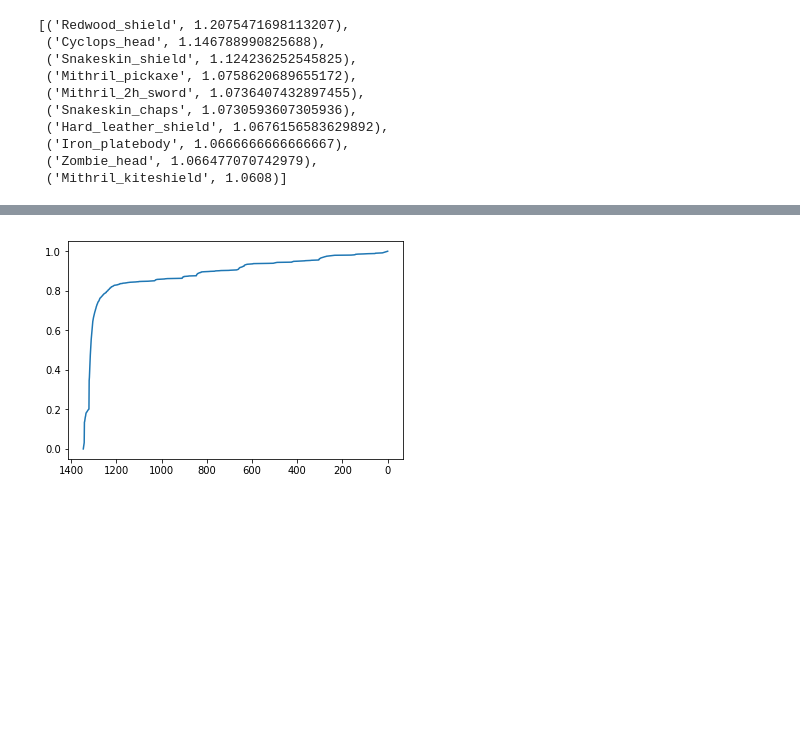
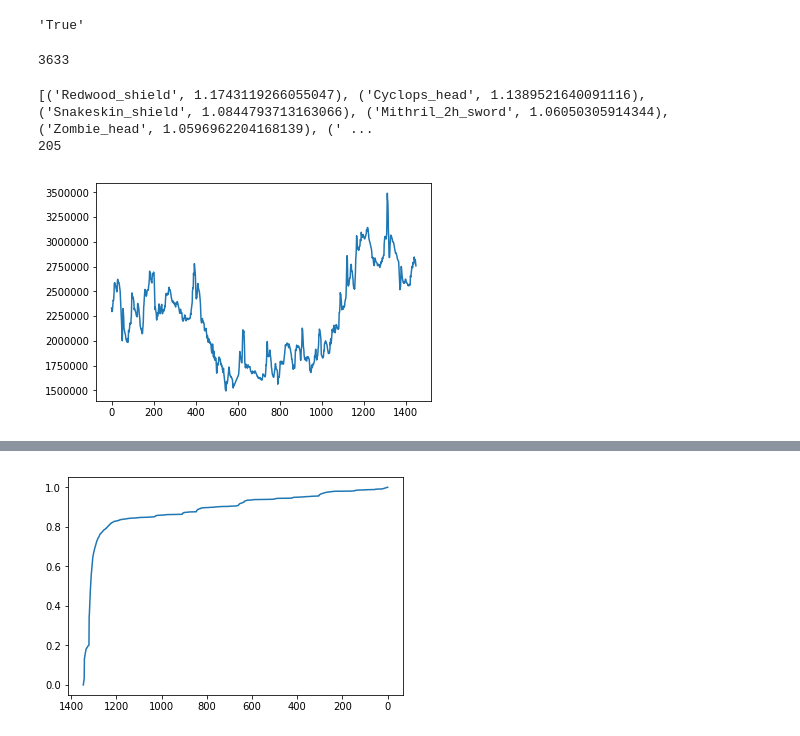
Before and after one commit to rmmartin02/OSRS_Research, a Jupyter notebook: Analysis.ipynb, the cells around one changed output, grey strips where cells are left out. Cells and saved outputs as stored; diff of their text form; code cells hidden in the pictures; blank space fills up the shorter version.

```diff
--- a/Analysis.ipynb
+++ b/Analysis.ipynb
@@ -26,0 +27,4 @@ itemInfo = scraper.loadItemInfo()
+# %%
+itemInfo['Abyssal_whip']['tradeable']
+# %% [output]
+'True'
@@ -27,3 +33,7 @@ itemInfo = scraper.loadItemInfo()
+# %%
+len(tradeable)
+# %% [output]
+3633
 # %%
 # calculate high alch items
 natPrice = scraper.getExchangeInfo('Nature_rune')['price']
@@ -33,7 +43,7 @@ for item in itemInfo:
         #print(int(item['exchangePrice'])+natPrice,int(item['highAlch']))
         exPrice = int(itemInfo[item]['exchangePrice'])
         alchPrice = int(itemInfo[item]['highAlch'])
-        if exPrice!=-1 and exPrice+natPrice < alchPrice:
+        if exPrice!=-1 and exPrice+natPrice < alchPrice*1.05:
             #print(item)
             buyLimit = int(itemInfo[item]['buyLimit'])
             profits.append((itemInfo[item]['name'],alchPrice/(exPrice+natPrice)))
@@ -42,20 +52,18 @@ for item in itemInfo:
 def getKey(item):
     return item[1]
 profits.sort(key=getKey,reverse=True)
-pprint(profits[:10])
+print(profits[:10])
+print(len(profits))
 # %% [output]
-[('Redwood_shield', 1.2075471698113207),
- ('Cyclops_head', 1.146788990825688),
- ('Snakeskin_shield', 1.124236252545825),
- ('Mithril_pickaxe', 1.0758620689655172),
- ('Mithril_2h_sword', 1.0736407432897455),
- ('Snakeskin_chaps', 1.0730593607305936),
- ('Hard_leather_shield', 1.0676156583629892),
- ('Iron_platebody', 1.0666666666666667),
- ('Zombie_head', 1.066477070742979),
- ('Mithril_kiteshield', 1.0608)]
+[('Redwood_shield', 1.1743119266055047), ('Cyclops_head', 1.1389521640091116), ('Snakeskin_shield', 1.0844793713163066), ('Mithril_2h_sword', 1.06050305914344), ('Zombie_head', 1.0596962204168139), (' ...
+205
 # %%
 itemPrices = scraper.loadItemPrices()
+# %%
+plt.plot([a[1] for a in itemPrices['Abyssal_whip']])
+plt.show()
+# %% [output]
+[figure, added]
 # %%
 # check length of available datasets
 sizes = {}
```
Also changed, not shown: parts of 7 cells of this notebook, 7 other files.
